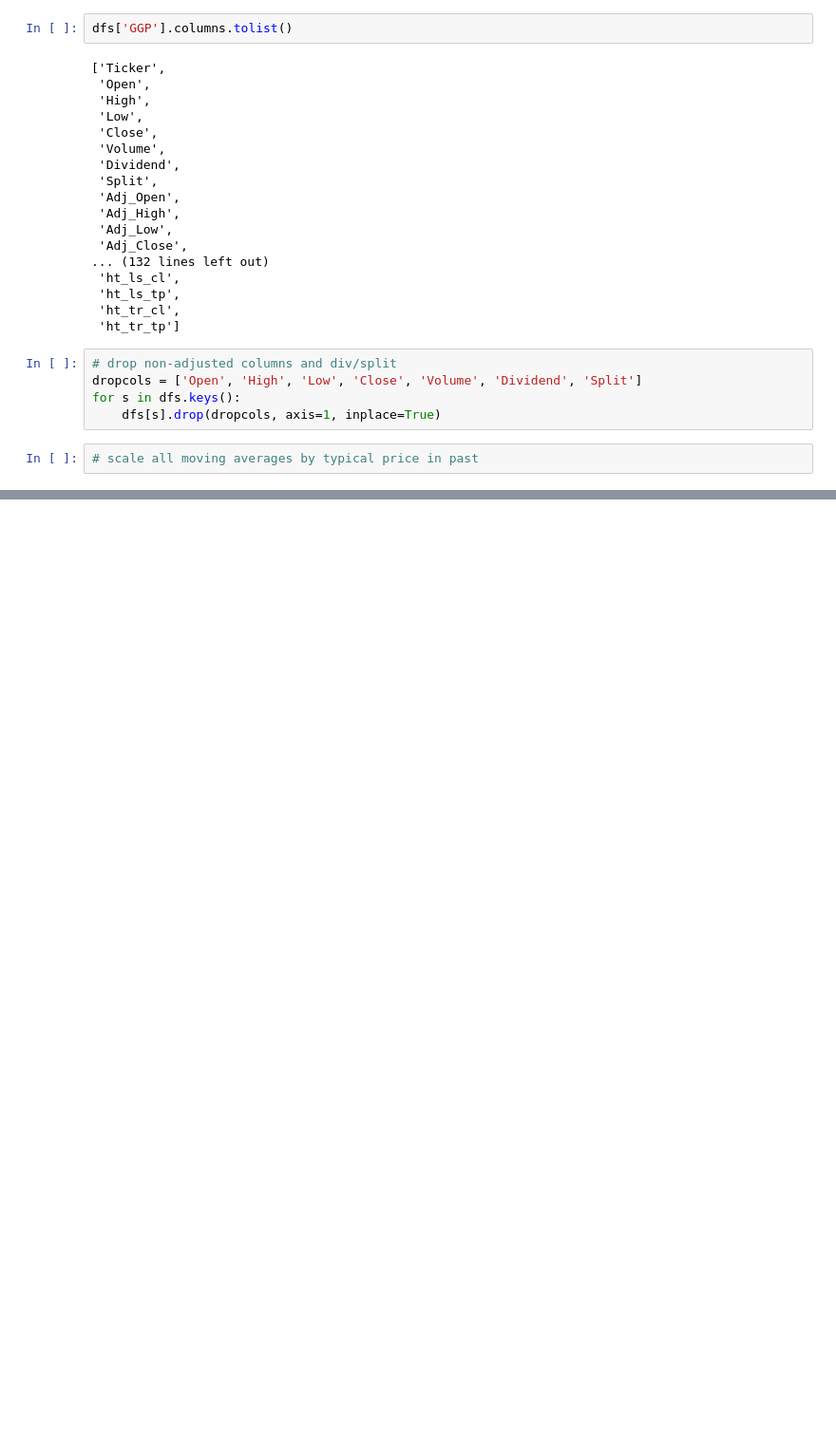
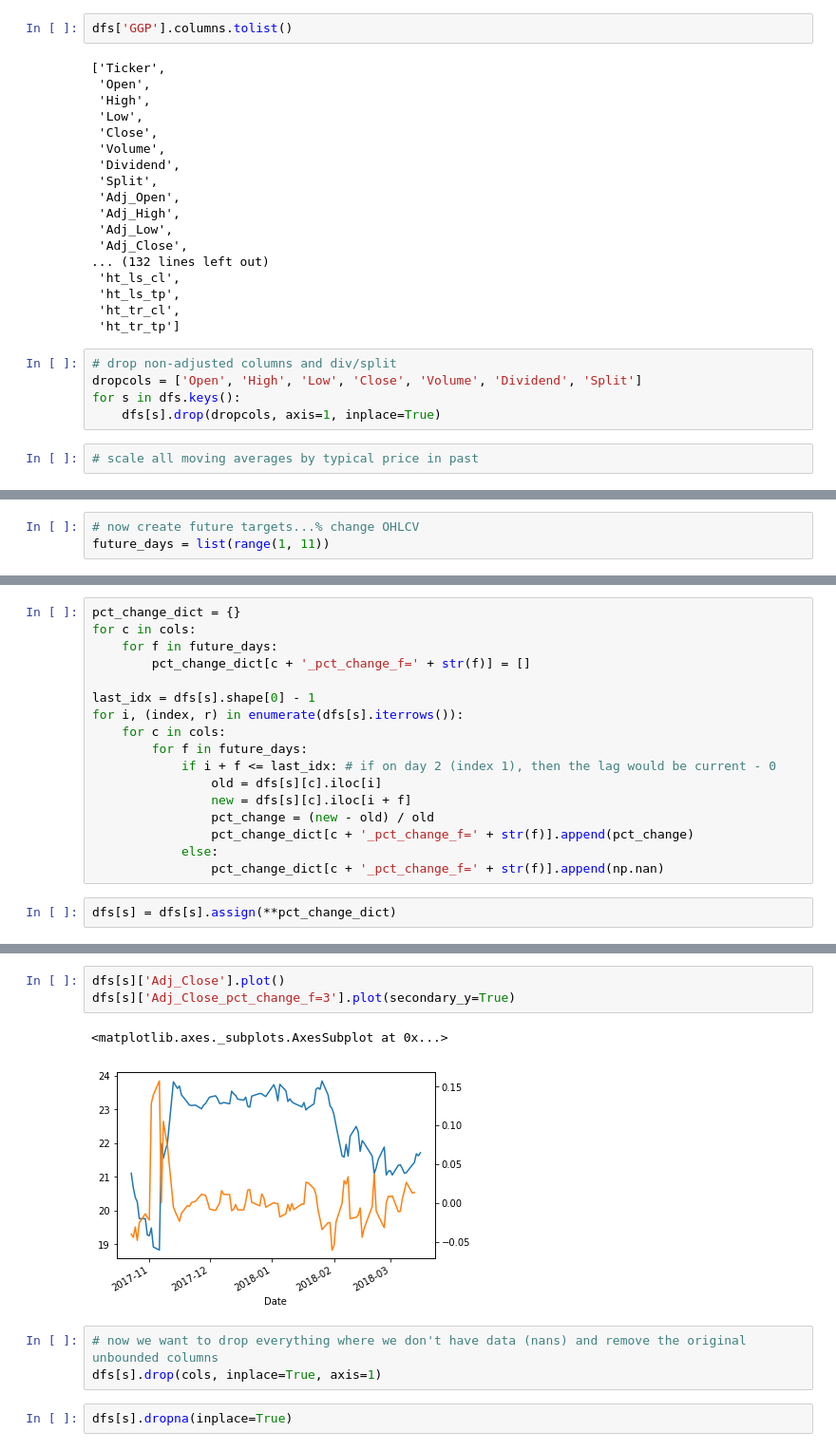
Before and after one commit to nateGeorge/stock_prediction, a Jupyter notebook: notebooks/prototype_large_feature_target_creation.ipynb, the cells around one changed output, grey strips where cells are left out. Shown at 95% size. Cells and saved outputs as stored; diff of their text form; blank space fills up the shorter version.

```diff
--- a/notebooks/prototype_large_feature_target_creation.ipynb
+++ b/notebooks/prototype_large_feature_target_creation.ipynb
@@ -138,0 +292,3 @@ for
+# %%
+# now create future targets...% change OHLCV
+future_days = list(range(1, 11))
@@ -138,0 +303,19 @@ for
+# %%
+pct_change_dict = {}
+for c in cols:
+    for f in future_days:
+        pct_change_dict[c + '_pct_change_f=' + str(f)] = []
+
+last_idx = dfs[s].shape[0] - 1
+for i, (index, r) in enumerate(dfs[s].iterrows()):
+    for c in cols:
+        for f in future_days:
+            if i + f <= last_idx: # if on day 2 (index 1), then the lag would be current - 0
+                old = dfs[s][c].iloc[i]
+                new = dfs[s][c].iloc[i + f]
+                pct_change = (new - old) / old
+                pct_change_dict[c + '_pct_change_f=' + str(f)].append(pct_change)
+            else:
+                pct_change_dict[c + '_pct_change_f=' + str(f)].append(np.nan)
+# %%
+dfs[s] = dfs[s].assign(**pct_change_dict)
@@ -138,0 +344,11 @@ for
+# %%
+dfs[s]['Adj_Close'].plot()
+dfs[s]['Adj_Close_pct_change_f=3'].plot(secondary_y=True)
+# %% [output]
+<matplotlib.axes._subplots.AxesSubplot at 0x...>
+[figure, added]
+# %%
+# now we want to drop everything where we don't have data (nans) and remove the original unbounded columns
+dfs[s].drop(cols, inplace=True, axis=1)
+# %%
+dfs[s].dropna(inplace=True)
```
Also changed, not shown: parts of 118 cells of this notebook.
